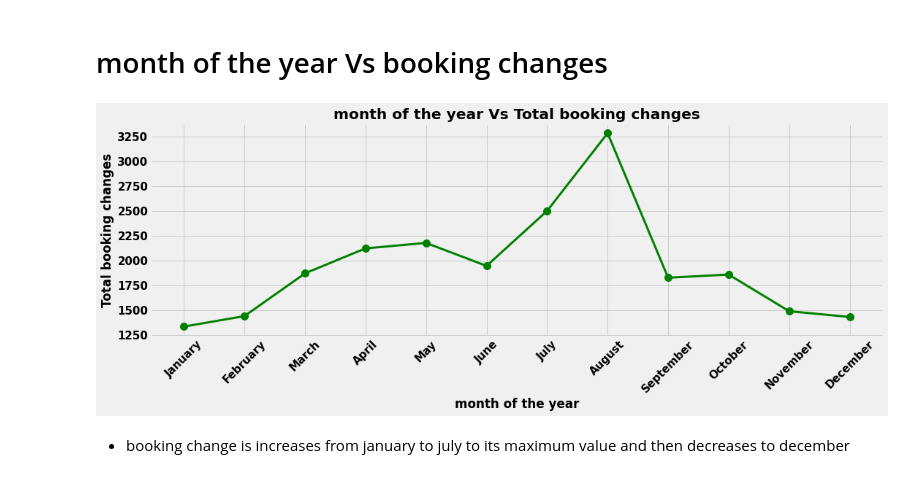
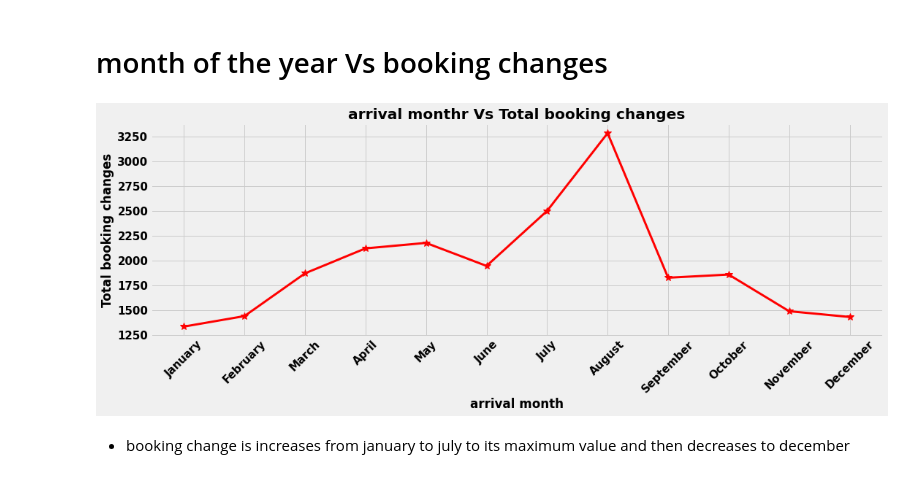
Before and after one commit to SUDHANSHU4497/hotel-booking-analysis, a Jupyter notebook: hotel_booking_analysis_by_sudhanshu.ipynb, the cells around one changed output. Cells and saved outputs as stored; diff of their text form; code cells hidden in the pictures.

```diff
--- a/hotel_booking_analysis_by_sudhanshu.ipynb
+++ b/hotel_booking_analysis_by_sudhanshu.ipynb
@@ -1237,21 +1238,21 @@ every four month waiting list increases to its maximum value
 # %%
 # setting figure size
 plt.figure(figsize=(16,5))
-# plt.plot(u,'ro',color='b')
-plt.plot(booking_changes_sum, color = "g", marker = "o", linestyle= "-", linewidth = 3,
+
+plt.plot(booking_changes_sum, color = "r", marker = "*", linestyle= "-", linewidth = 3,
         markersize = 10)
 
 # setting up title
-plt.title('month of the year Vs Total booking changes')
+plt.title('arrival monthr Vs Total booking changes')
 
 # setting up x and y label
-plt.xlabel('month of the year')
+plt.xlabel('arrival month')
 plt.ylabel('Total booking changes')
 plt.xticks(rotation=45)
 
 plt.show()
 # %% [output]
-[figure, old version]
+[figure, new version]
 # %% [markdown]
 *  booking change is increases from january to july to its maximum value and then decreases to december
 # %% [markdown]
```
Also changed, not shown: parts of 9 cells of this notebook.
